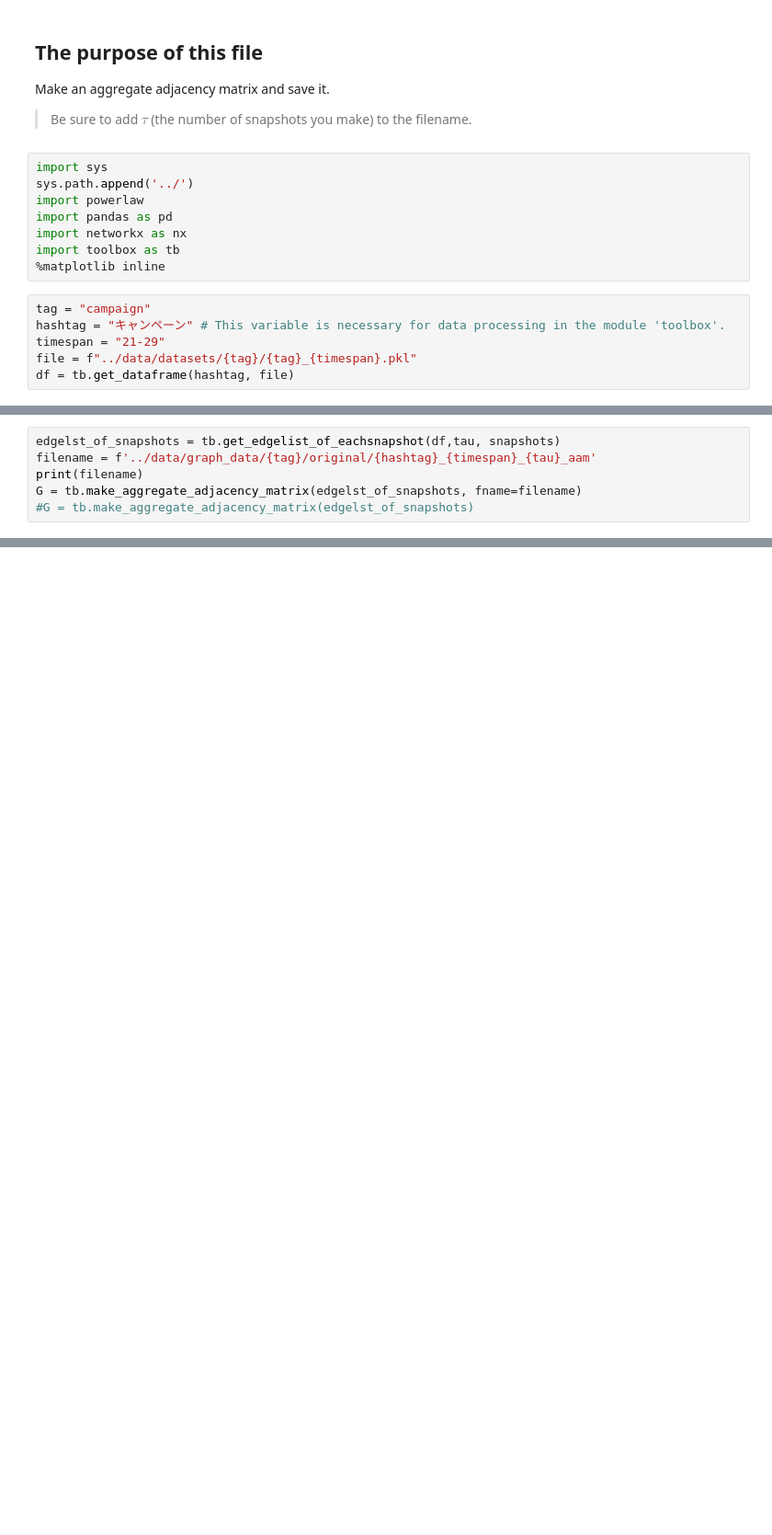
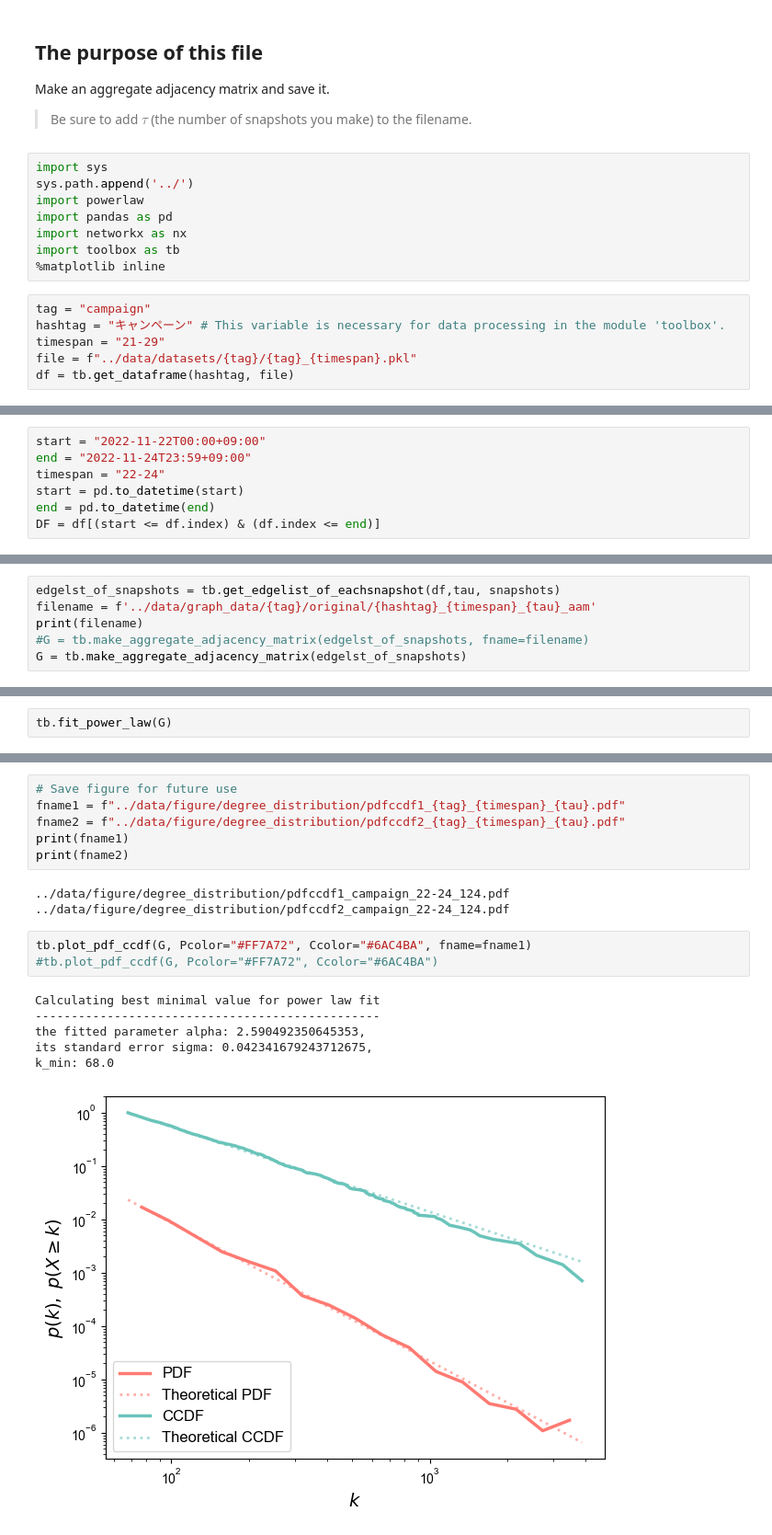
Before and after one commit to Nagayu71/Instagram-Trend-Analysis, a Jupyter notebook: notebooks/campaign/2_original_aam.ipynb, the cells around one changed output, grey strips where cells are left out. Shown: that part at 92% size. Saved outputs shown, nothing was run; the diff lists cells and outputs as text; blank space fills up the shorter version.

```diff
--- a/notebooks/campaign/2_original_aam.ipynb
+++ b/notebooks/campaign/2_original_aam.ipynb
@@ -25,0 +19,7 @@ DF = df[(start <= df.index) & (df.index <= end)]
+# %%
+start = "2022-11-22T00:00+09:00"
+end = "2022-11-24T23:59+09:00"
+timespan = "22-24"
+start = pd.to_datetime(start)
+end = pd.to_datetime(end)
+DF = df[(start <= df.index) & (df.index <= end)]
@@ -33,6 +35,6 @@ tau = 90
 edgelst_of_snapshots = tb.get_edgelist_of_eachsnapshot(df,tau, snapshots)
 filename = f'../data/graph_data/{tag}/original/{hashtag}_{timespan}_{tau}_aam'
 print(filename)
-G = tb.make_aggregate_adjacency_matrix(edgelst_of_snapshots, fname=filename)
-#G = tb.make_aggregate_adjacency_matrix(edgelst_of_snapshots)
+#G = tb.make_aggregate_adjacency_matrix(edgelst_of_snapshots, fname=filename)
+G = tb.make_aggregate_adjacency_matrix(edgelst_of_snapshots)
 # %% [output]
@@ -51,0 +131,2 @@ tb.plot_pdf_ccdf(G, Pcolor="#FF7A72", Ccolor="#6AC4BA")
+# %%
+tb.fit_power_law(G)
@@ -51,0 +152,19 @@ tb.plot_pdf_ccdf(G, Pcolor="#FF7A72", Ccolor="#6AC4BA")
+# %%
+# Save figure for future use
+fname1 = f"../data/figure/degree_distribution/pdfccdf1_{tag}_{timespan}_{tau}.pdf"
+fname2 = f"../data/figure/degree_distribution/pdfccdf2_{tag}_{timespan}_{tau}.pdf"
+print(fname1)
+print(fname2)
+# %% [output]
+../data/figure/degree_distribution/pdfccdf1_campaign_22-24_124.pdf
+../data/figure/degree_distribution/pdfccdf2_campaign_22-24_124.pdf
+# %%
+tb.plot_pdf_ccdf(G, Pcolor="#FF7A72", Ccolor="#6AC4BA", fname=fname1)
+#tb.plot_pdf_ccdf(G, Pcolor="#FF7A72", Ccolor="#6AC4BA")
+# %% [output]
+Calculating best minimal value for power law fit
+------------------------------------------------
+the fitted parameter alpha: 2.590492350645353,
+its standard error sigma: 0.042341679243712675,
+k_min: 68.0
+[figure, added]
```
Also changed, not shown: parts of 19 cells of this notebook, 39 other files.
